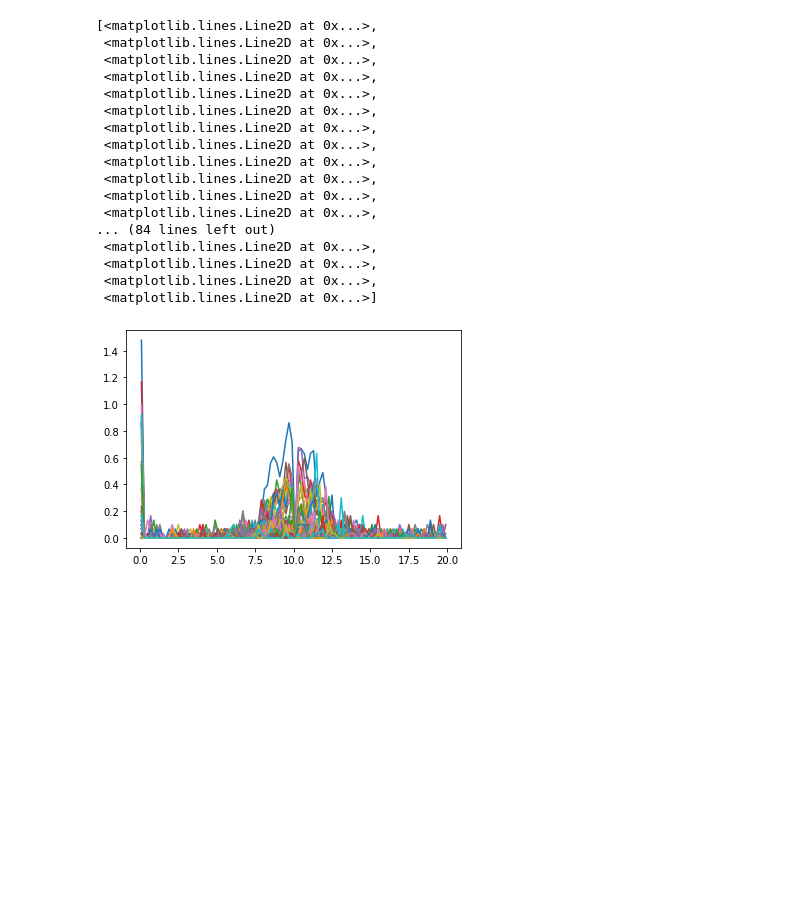
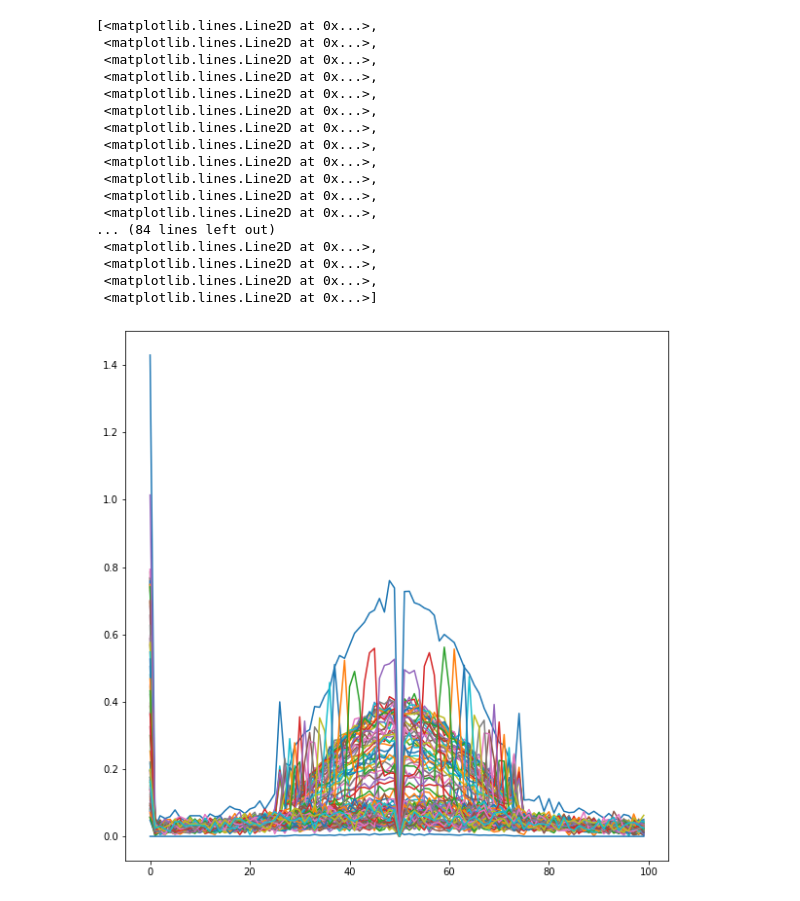
Before and after one commit to magnoxemo/mesh_amalgamation_test, a Jupyter notebook: src/main.ipynb, the cells around one changed output. Drawn from its saved outputs; the diff is of its cells as text; code cells hidden in the pictures; blank space fills up the shorter version.

```diff
--- a/src/main.ipynb
+++ b/src/main.ipynb
@@ -36,11 +36,11 @@ def sample_initial_neutrons(number_of_neutrons,source:object):
 # %%
 
 
-X_left=-10
-X_right=10
+X_left=-5
+X_right=5
 
-Y_up=10
-Y_down=-10
+Y_up=5
+Y_down=-5
 
 Nx=100
 Ny=Nx
@@ -93,17 +93,15 @@ def find_surface_intersection_point(pos,pos_new):
             b=y
     return x,y
 # %%
-active_batch=20
+active_batch=10
 inactive_batch=5
 no_of_gen_per_batch=1
-number_of_neutrons=1000
+number_of_neutrons=100000
 N=number_of_neutrons
 
 total_batch=active_batch+inactive_batch
-
-scalar_flux = np.zeros((Nx,Ny))
-scalar_flux_tl = np.zeros_like (scalar_flux)
 collision_counter=np.zeros(((active_batch+inactive_batch),no_of_gen_per_batch,Nx,Ny))
+scalar_flux=np.zeros(((active_batch+inactive_batch),no_of_gen_per_batch,Nx,Ny))
 weights=np.ones(number_of_neutrons)
 # %%
 
@@ -238,7 +236,7 @@ for batch in range (active_batch+inactive_batch):
                             3. keepfission_sites_y the record of the fission site's weights
 
                         '''
-                        raআnd_num=np.random.rand()
+                        rand_num=np.random.rand()
 
                         if rand_num>(material.nu-int(material.nu)):
                             new_neutrons=int(material.nu)+1
@@ -255,7 +253,7 @@ for batch in range (active_batch+inactive_batch):
                         elif pos[0]<0 and abs (pos[0])>dx :
                             x_cell_index=int( Nx/2-int(abs(pos[0]/dx)))
                         else:
-                            x_cell_index=0
+                            x_cell_index=int(Nx/2)
 
 
                         if pos[1]>0 and abs(pos[1])>dy:
@@ -263,7 +261,7 @@ for batch in range (active_batch+inactive_batch):
                         elif pos[1]<0 and abs(pos[1])>dy:
                             y_cell_index=int( Ny/2-int(abs(pos[1]/dy)))
                         else:
-                            y_cell_index=0
+                            y_cell_index=int(Ny/2)
 
                         collision_counter[batch][gen][x_cell_index][y_cell_index]+=1/(dx*dy*material.sigma_t)
 
@@ -344,21 +338,23 @@ plt.imshow(collision_counter[-1][0][:][:],cmap=cm.RdYlGn)
 # %%
-plt.plot(X,collision_counter[-1][0][:][:])
+plt.figure(figsize=(10,10))
+
+plt.plot(collision_counter[-1][0][:][:])
 # %% [output]
 [<matplotlib.lines.Line2D at 0x...>,
  <matplotlib.lines.Line2D at 0x...>,
  <matplotlib.lines.Line2D at 0x...>,
  <matplotlib.lines.Line2D at 0x...>,
  <matplotlib.lines.Line2D at 0x...>,
  <matplotlib.lines.Line2D at 0x...>,
  <matplotlib.lines.Line2D at 0x...>,
  <matplotlib.lines.Line2D at 0x...>,
  <matplotlib.lines.Line2D at 0x...>,
  <matplotlib.lines.Line2D at 0x...>,
  <matplotlib.lines.Line2D at 0x...>,
  <matplotlib.lines.Line2D at 0x...>,
 ... (84 lines left out)
  <matplotlib.lines.Line2D at 0x...>,
  <matplotlib.lines.Line2D at 0x...>,
  <matplotlib.lines.Line2D at 0x...>,
  <matplotlib.lines.Line2D at 0x...>]
-[figure, old version]
+[figure, new version]
```
Also changed, not shown: parts of 6 cells of this notebook.
